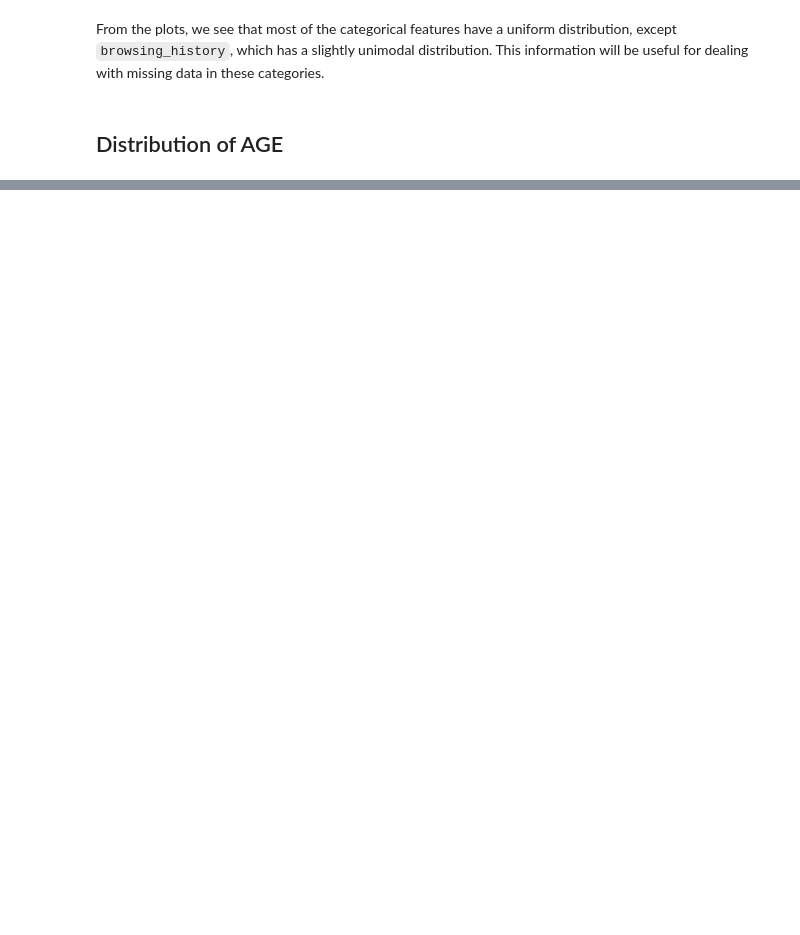
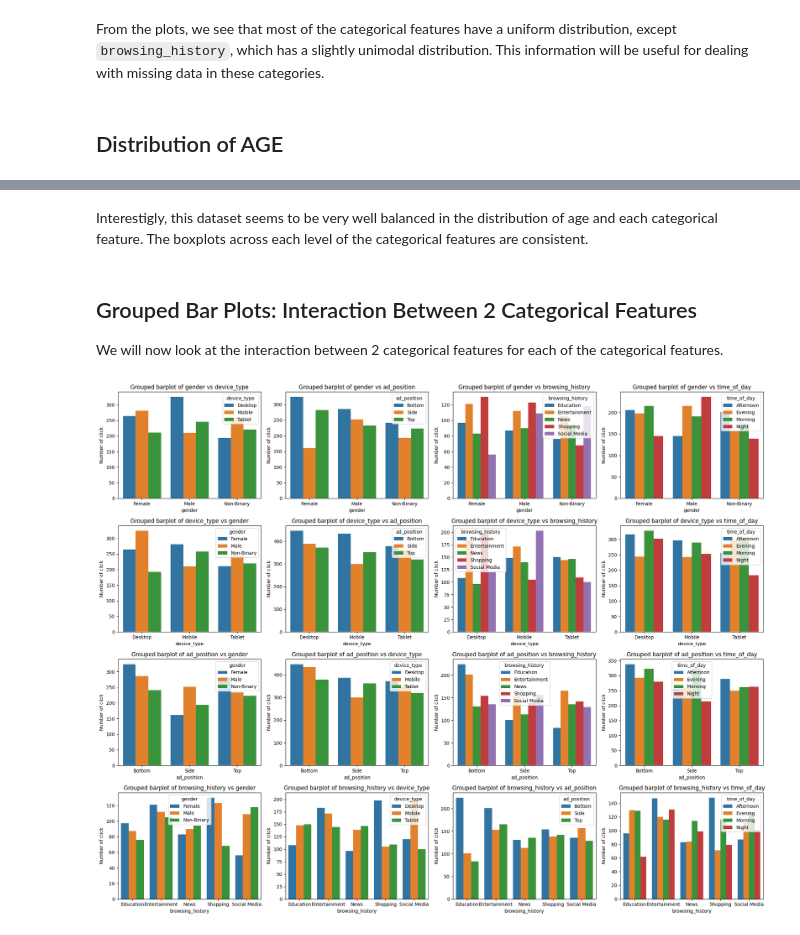
Before and after one commit to zabethe/ad-click-prediction, a Jupyter notebook: A_eda.ipynb, the cells around one changed output, grey strips where cells are left out. Saved outputs shown, nothing was run; the diff lists cells and outputs as text; code cells hidden in the pictures; blank space fills up the shorter version.

```diff
--- a/A_eda.ipynb
+++ b/A_eda.ipynb
@@ -194,0 +315,6 @@ From the plots, we see that most of the categorical features have a uniform dist
+# %% [markdown]
+Interestigly, this dataset seems to be very well balanced in the distribution of age and each categorical feature. The boxplots across each level of the categorical features are consistent.
+# %% [markdown]
+## Grouped Bar Plots: Interaction Between 2 Categorical Features
+
+We will now look at the interaction between 2 categorical features for each of the categorical features.
@@ -194,0 +363,6 @@ From the plots, we see that most of the categorical features have a uniform dist
+# %%
+# Display grouped barplots and the sum of clicks
+plt_grouped(adclicks, categoricals, 'click')
+plt_show('grouped_categorical_barplots')
+# %% [output]
+[figure, added]
```
Also changed, not shown: parts of 29 cells of this notebook, 4 other files.
